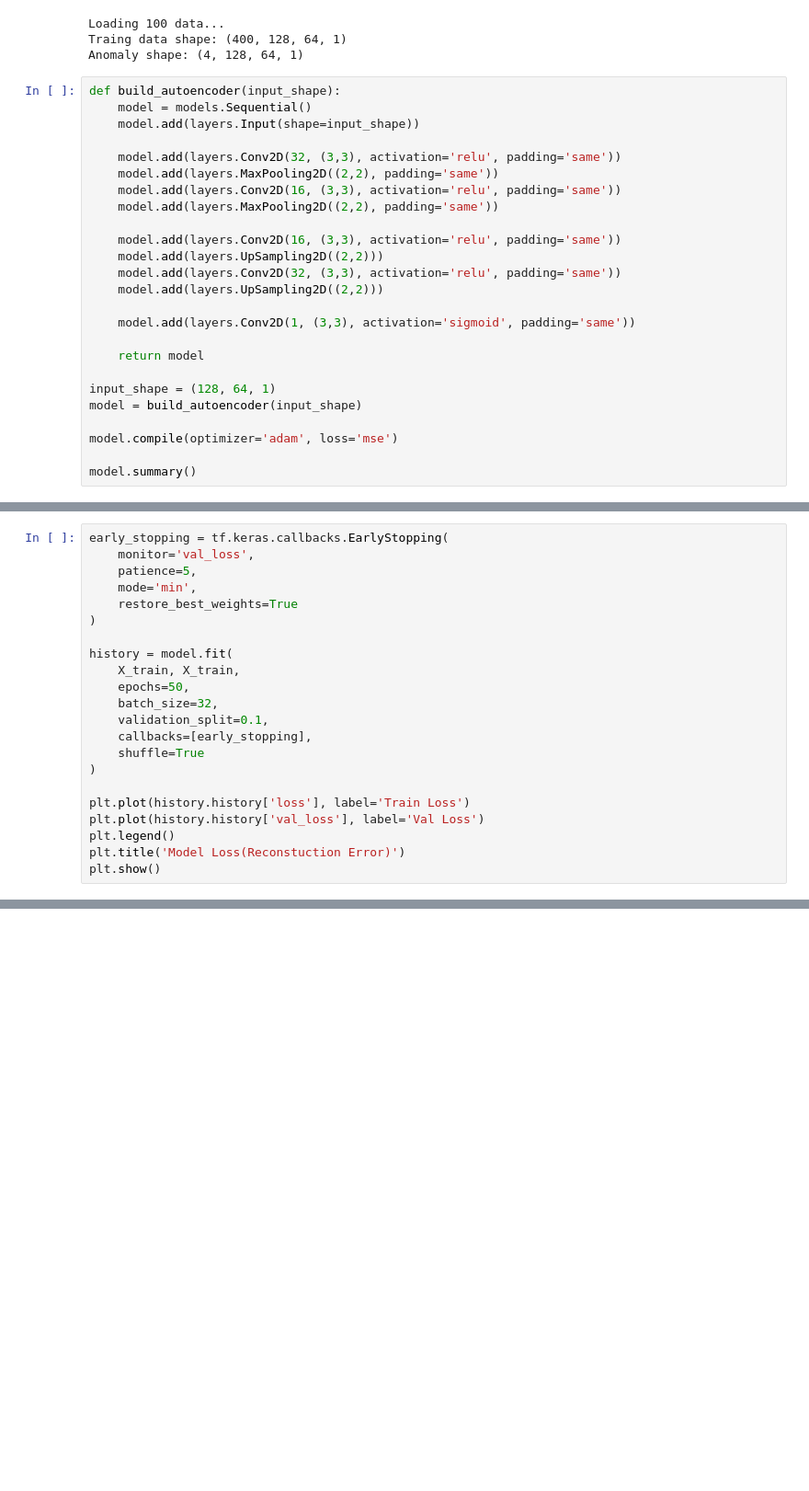
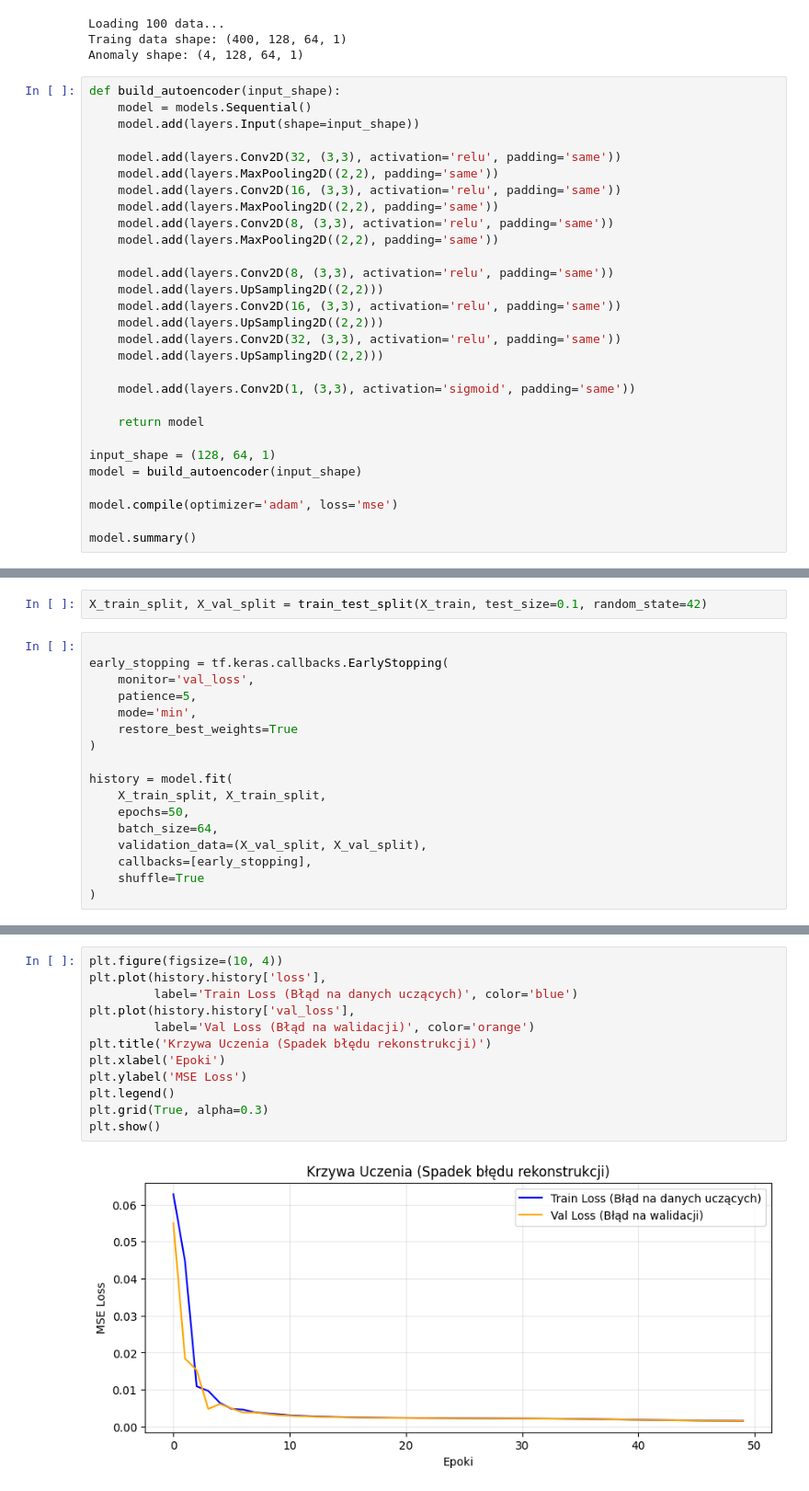
Before and after one commit to kwerulik/EchoGuard, a Jupyter notebook: notebooks/02_model_training.ipynb, the cells around one changed output, grey strips where cells are left out. Shown at 92% size. Drawn from its saved outputs; the diff is of its cells as text; blank space fills up the shorter version.

```diff
--- a/notebooks/02_model_training.ipynb
+++ b/notebooks/02_model_training.ipynb
@@ -48,7 +49,11 @@ def build_autoencoder(input_shape):
 	model.add(layers.MaxPooling2D((2,2), padding='same'))
 	model.add(layers.Conv2D(16, (3,3), activation='relu', padding='same'))
 	model.add(layers.MaxPooling2D((2,2), padding='same'))
+	model.add(layers.Conv2D(8, (3,3), activation='relu', padding='same'))
+	model.add(layers.MaxPooling2D((2,2), padding='same'))
 
+	model.add(layers.Conv2D(8, (3,3), activation='relu', padding='same'))
+	model.add(layers.UpSampling2D((2,2)))
 	model.add(layers.Conv2D(16, (3,3), activation='relu', padding='same'))
 	model.add(layers.UpSampling2D((2,2)))
 	model.add(layers.Conv2D(32, (3,3), activation='relu', padding='same'))
@@ -88,5 +93,8 @@ Model: "sequential"
  Non-trainable params: 0 (0.00 B)
+# %%
+X_train_split, X_val_split = train_test_split(X_train, test_size=0.1, random_state=42)
 # %%
+
 early_stopping = tf.keras.callbacks.EarlyStopping(
     monitor='val_loss',
     patience=5,
@@ -95,18 +103,12 @@ early_stopping = tf.keras.callbacks.EarlyStopping(
 )
 
 history = model.fit(
-    X_train, X_train,
+    X_train_split, X_train_split,
     epochs=50,
-    batch_size=32,
-    validation_split=0.1,
+    batch_size=64,
+    validation_data=(X_val_split, X_val_split),
     callbacks=[early_stopping],
     shuffle=True
 )
-
-plt.plot(history.history['loss'], label='Train Loss')
-plt.plot(history.history['val_loss'], label='Val Loss')
-plt.legend()
-plt.title('Model Loss(Reconstuction Error)')
-plt.show()
 # %% [output]
 Epoch 1/50
@@ -129,0 +131,14 @@ Epoch 34/50
+# %%
+plt.figure(figsize=(10, 4))
+plt.plot(history.history['loss'],
+         label='Train Loss (Błąd na danych uczących)', color='blue')
+plt.plot(history.history['val_loss'],
+         label='Val Loss (Błąd na walidacji)', color='orange')
+plt.title('Krzywa Uczenia (Spadek błędu rekonstrukcji)')
+plt.xlabel('Epoki')
+plt.ylabel('MSE Loss')
+plt.legend()
+plt.grid(True, alpha=0.3)
+plt.show()
+# %% [output]
+[figure, added]
```
Also changed, not shown: parts of 3 cells of this notebook.
